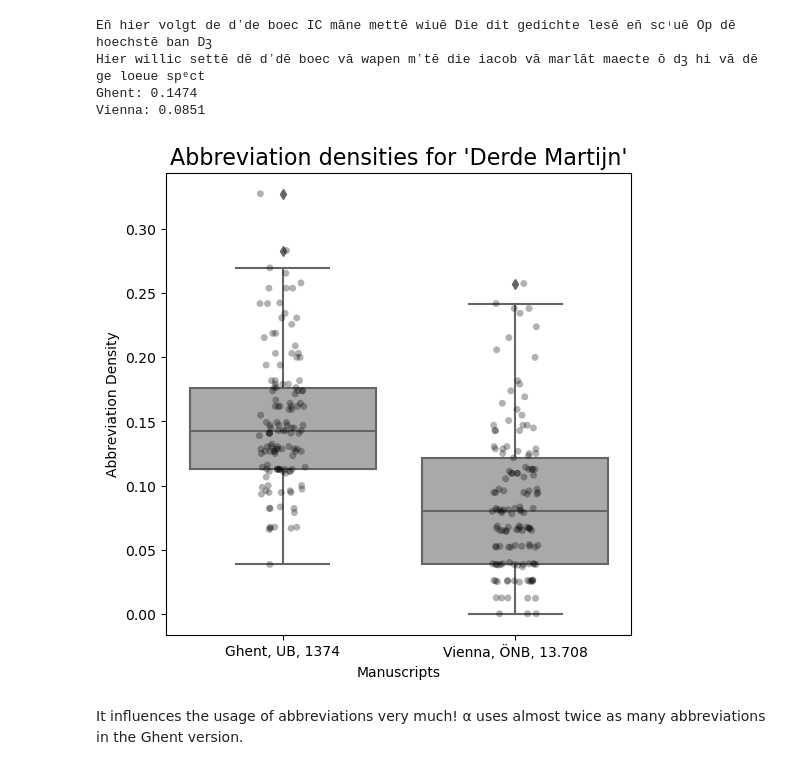
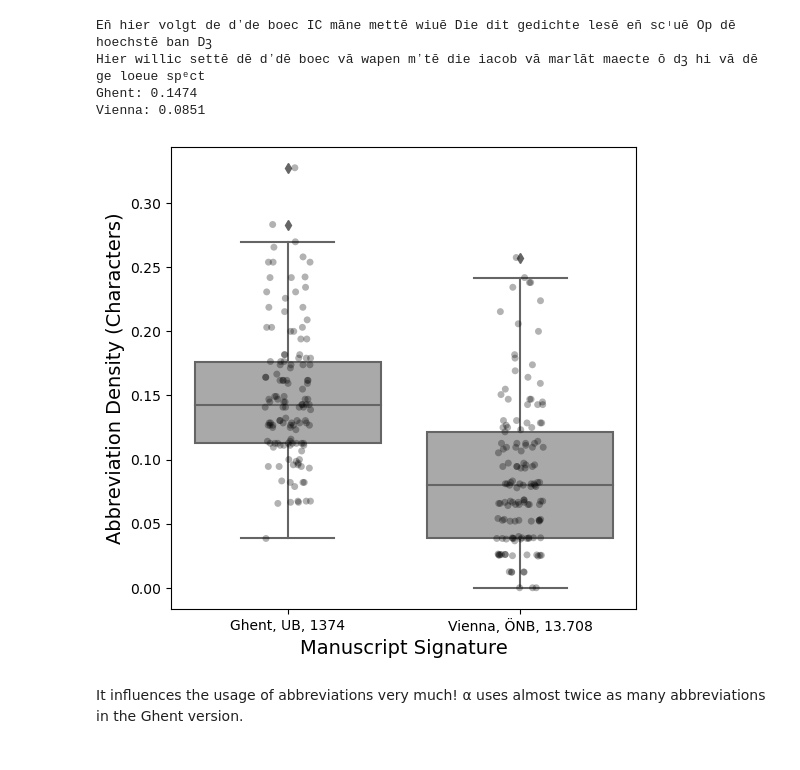
Before and after one commit to Caroline-Vandyck/making-characters-count, a Jupyter notebook: Making Characters Count.ipynb, the cells around one changed output. Drawn from its saved outputs; the diff is of its cells as text; code cells hidden in the pictures.

```diff
--- a/Making Characters Count.ipynb
+++ b/Making Characters Count.ipynb
@@ -82 +84,8 @@ plt.show()
 [figure]
+# %%
+# Group by scribe and get unique codex_sig for each
+unique_codex_sigs_per_scribe = transcriptions.groupby('scribe')['codex_sig'].unique()
+
+# Print the result
+for scribe, codex_sigs in unique_codex_sigs_per_scribe.items():
+    print(f"Scribe: {scribe}, Codex Signatures: {codex_sigs}")
@@ -941,0 +1144,31 @@ plt.show()
+# %%
+
+fig, axes = plt.subplots(3, 1, figsize=(10, 7), sharex=False)
+
+manuscript_classes = ['Vienna ÖNB 65', 'Vienna ÖNB 12.857', 'Vienna ÖNB 13.708']
+colors = ['darkgray', 'darkgray']
+
+# iterate over manuscript classes to create boxplots
+for i, manuscript_class in enumerate(manuscript_classes):
+    segments['class'] = [manuscript_class if sig == manuscript_class else 'Rest' for sig in segments['signature']]
+
+    # filter data for α
+    filtered_data = segments[segments['scribe'] == 'α']
+
+    # group the data by 'class' for the boxplot
+    grouped_data = [filtered_data[filtered_data['class'] == cls]['abbr_char'] for cls in [manuscript_class, 'Rest']]
+
+    bplot = axes[i].boxplot(grouped_data, labels=[manuscript_class, 'Rest'], vert=False, widths=0.6, patch_artist=True, medianprops={'color': 'black'})
+
+    #axes[i].set_title(f'Boxplot of Abbreviation Density (Characters) for Scribe α in {manuscript_class}', fontsize=12)
+    axes[i].set_yticklabels([manuscript_class, 'Rest'], fontsize=10)
+
+    for patch, color in zip(bplot['boxes'], colors):
+        patch.set_facecolor(color)
+
+fig.text(0.5, 0.04, 'Abbreviation Density', ha='center', fontsize=10)
+
+
+plt.tight_layout(rect=[0, 0.045, 1, 0.75])
+plt.savefig('figures-and-tables/figure_4.png', dpi=1200, bbox_inches='tight')
+plt.show()
@@ -1126,24 +1361,25 @@ densities = pd.DataFrame(densities, columns=['MS', 'segment_index', 'density', '
 # %%
 # Assuming 'densities' is your DataFrame
 densities['segment_index'] = list(range(len(densities)))
 
 # Create figure
 fig, ax = plt.subplots(figsize=(6, 6))
 
 # Boxplot
 sns.boxplot(x='MS', y='density', data=densities, order=['Ghent, UB, 1374', 'Vienna, ÖNB, 13.708'],
             palette={'Ghent, UB, 1374': 'darkgray', 'Vienna, ÖNB, 13.708': 'darkgray'})
-ax.set_title("Abbreviation densities for 'Derde Martijn'", fontsize='16')
-ax.set_ylabel('Abbreviation Density')
-ax.set_xlabel('Manuscripts')
+#ax.set_title("Abbreviation densities for 'Derde Martijn'", fontsize='14')
+ax.set_ylabel('Abbreviation Density (Characters)', fontsize=14)
+ax.set_xlabel('Manuscript Signature', fontsize=14)
 
 # Stripplot (overlaying on the boxplot)
 sns.stripplot(x='MS', y='density', data=densities, order=['Ghent, UB, 1374', 'Vienna, ÖNB, 13.708'],
               palette={'Ghent, UB, 1374': 'black', 'Vienna, ÖNB, 13.708': 'black'}, jitter=True, alpha=0.3)
 
+plt.savefig('figures-and-tables/figure_5.png', dpi=1200, bbox_inches='tight')
 plt.show()
 # %% [output]
-[figure, old version]
+[figure, new version]
 # %% [markdown]
 It influences the usage of abbreviations very much! α uses almost twice as many abbreviations in the Ghent version.
 # %%
```
Also changed, not shown: parts of 101 cells of this notebook, 25 other files.
